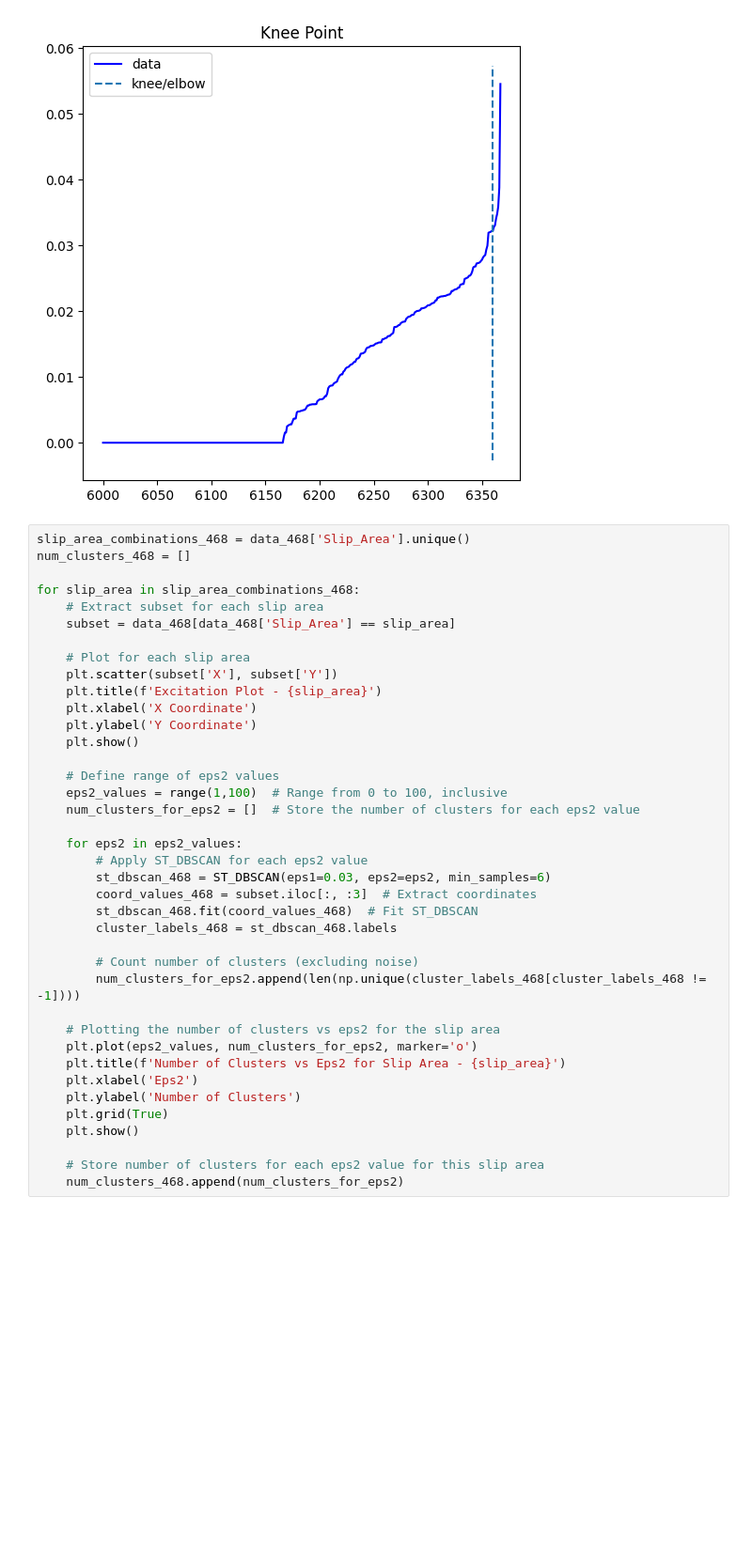
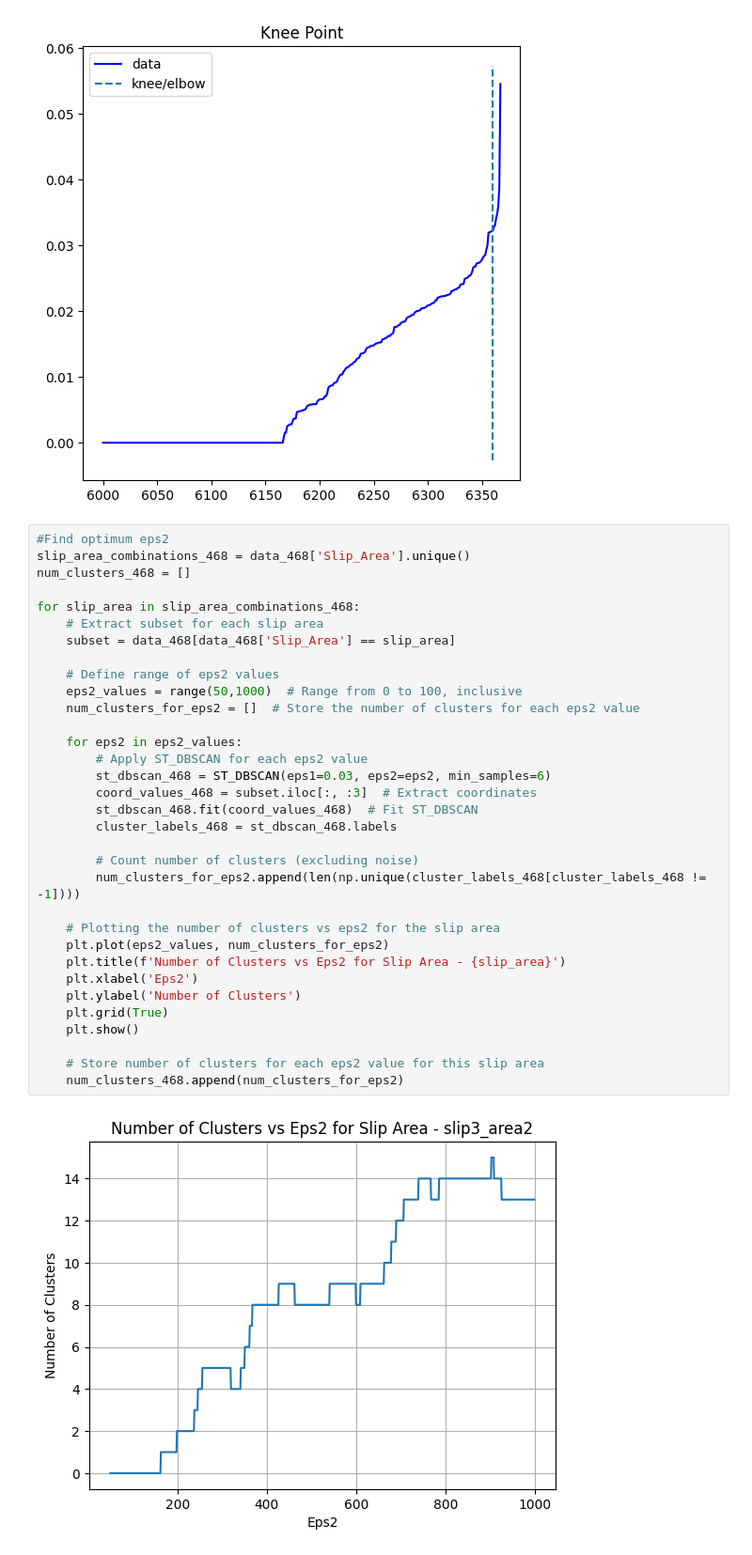
Before and after one commit to Breast-cancer-analysis/ST-DBSCAN, a Jupyter notebook: ST-DBSCAN.ipynb, the cells around one changed output. Shown at 94% size. Saved outputs shown, nothing was run; the diff lists cells and outputs as text; blank space fills up the shorter version.

Commit message:
Check for optimum epsilon2 - changed range

```diff
--- a/ST-DBSCAN.ipynb
+++ b/ST-DBSCAN.ipynb
@@ -151,41 +151,37 @@ kneedle.plot_knee()
 0.0322170016
 [figure]
 # %%
+#Find optimum eps2
 slip_area_combinations_468 = data_468['Slip_Area'].unique()
 num_clusters_468 = []
 
 for slip_area in slip_area_combinations_468:
     # Extract subset for each slip area
     subset = data_468[data_468['Slip_Area'] == slip_area]
 
-    # Plot for each slip area
-    plt.scatter(subset['X'], subset['Y'])
-    plt.title(f'Excitation Plot - {slip_area}')
-    plt.xlabel('X Coordinate')
-    plt.ylabel('Y Coordinate')
-    plt.show()
-
     # Define range of eps2 values
-    eps2_values = range(1,100)  # Range from 0 to 100, inclusive
+    eps2_values = range(50,1000)  # Range from 0 to 100, inclusive
     num_clusters_for_eps2 = []  # Store the number of clusters for each eps2 value
 
     for eps2 in eps2_values:
         # Apply ST_DBSCAN for each eps2 value
         st_dbscan_468 = ST_DBSCAN(eps1=0.03, eps2=eps2, min_samples=6)
         coord_values_468 = subset.iloc[:, :3]  # Extract coordinates
         st_dbscan_468.fit(coord_values_468)  # Fit ST_DBSCAN
         cluster_labels_468 = st_dbscan_468.labels
 
         # Count number of clusters (excluding noise)
         num_clusters_for_eps2.append(len(np.unique(cluster_labels_468[cluster_labels_468 != -1])))
 
     # Plotting the number of clusters vs eps2 for the slip area
-    plt.plot(eps2_values, num_clusters_for_eps2, marker='o')
+    plt.plot(eps2_values, num_clusters_for_eps2)
     plt.title(f'Number of Clusters vs Eps2 for Slip Area - {slip_area}')
     plt.xlabel('Eps2')
     plt.ylabel('Number of Clusters')
     plt.grid(True)
     plt.show()
 
     # Store number of clusters for each eps2 value for this slip area
     num_clusters_468.append(num_clusters_for_eps2)
+# %% [output]
+[figure, added]
```
Also changed, not shown: parts of 3 cells of this notebook.
